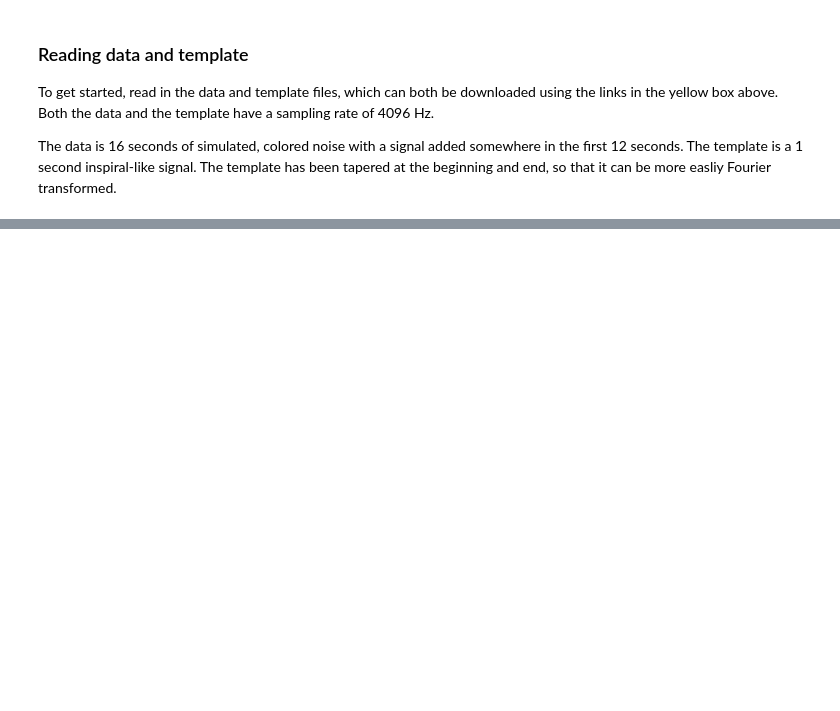
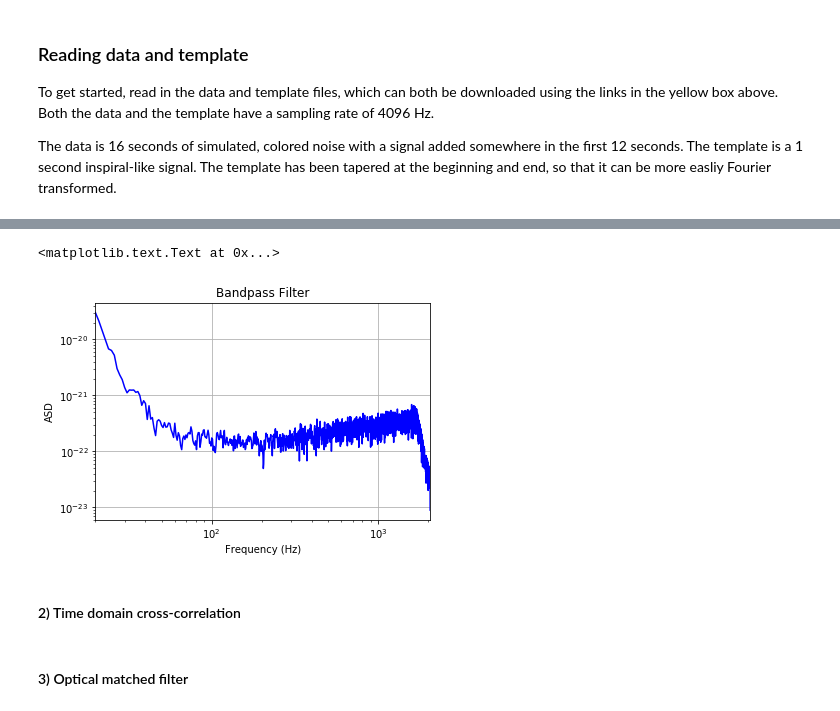
Before and after one commit to TarrySingh/Artificial-Intelligence-Deep-Learning-Machine-Learning-Tutorials, a Jupyter notebook: quantum gravity/Getting Started/Finding an Inspiral.ipynb, the cells around one changed output, grey strips where cells are left out. Drawn from its saved outputs; the diff is of its cells as text; code cells hidden in the pictures; blank space fills up the shorter version.

```diff
--- a/quantum gravity/Getting Started/Finding an Inspiral.ipynb
+++ b/quantum gravity/Getting Started/Finding an Inspiral.ipynb
@@ -24,0 +54,19 @@ temp_time = np.arange
+# %%
+# Plot the ASD of data
+plt.figure(figsize=(16,12))
+power_data, freq_psd = plt.psd(data[12*fs:], Fs=fs, NFFT=fs, visible=False)
+plt.close()
+plt.figure()
+plt.loglog(freq_psd, np.sqrt(power_data), 'b')
+plt.xlim([20, 2048])
+plt.xlabel('Frequency (Hz)')
+plt.ylabel('ASD')
+plt.grid('on')
+plt.title('Bandpass Filter')
+# %% [output]
+<matplotlib.text.Text at 0x...>
+[figure, added]
+# %% [markdown]
+#### 2) Time domain cross-correlation
+# %% [markdown]
+#### 3) Optical matched filter
```
Also changed, not shown: parts of 6 cells of this notebook.
